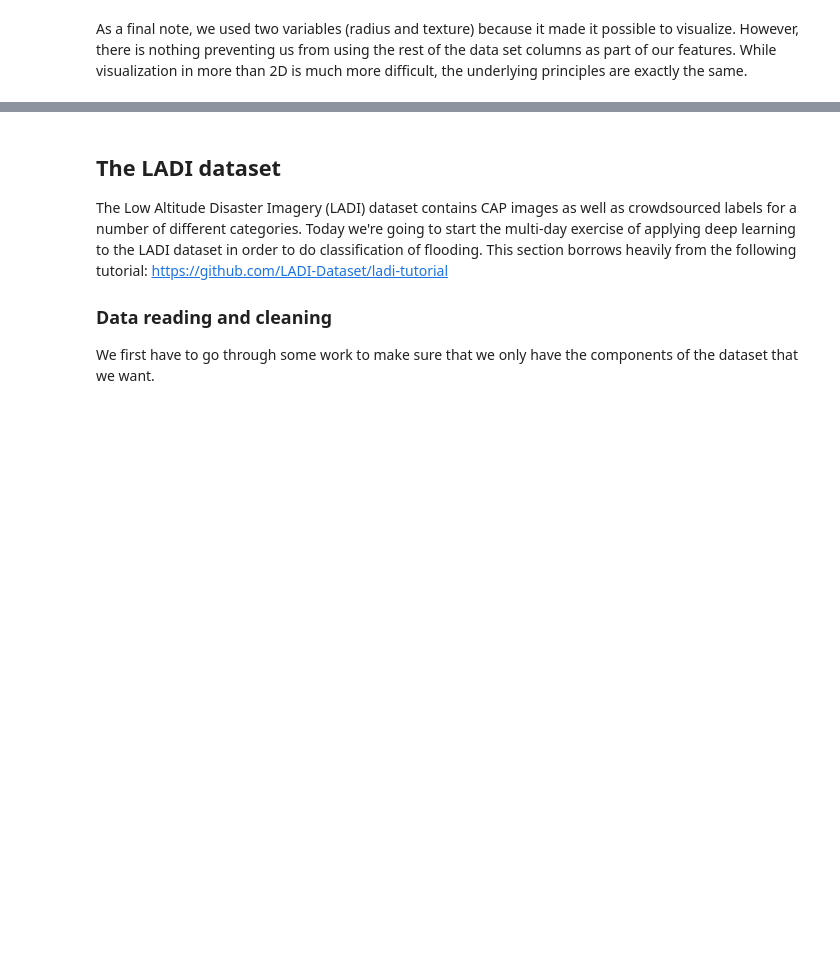
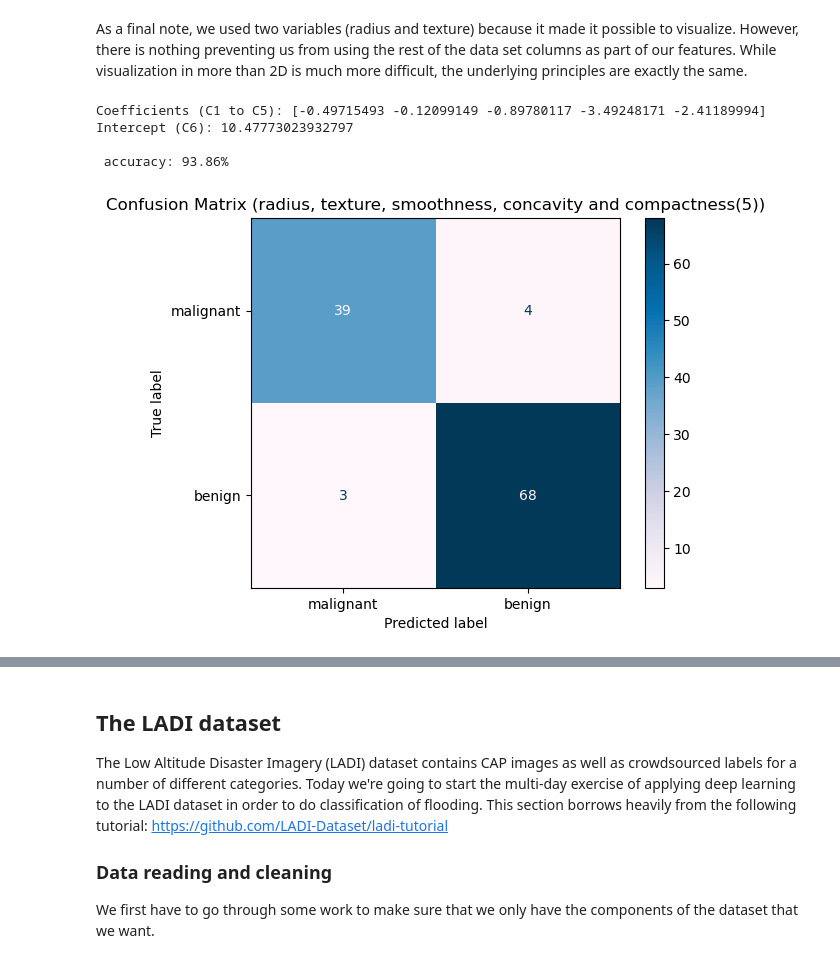
Before and after one commit to jangam778210-hub/08-Intro_to_deep_learning_jangam, a Jupyter notebook: 08a-Intro-to-AI-ML.ipynb, the cells around one changed output, grey strips where cells are left out. Drawn from its saved outputs; the diff is of its cells as text; code cells hidden in the pictures; blank space fills up the shorter version.

```diff
--- a/08a-Intro-to-AI-ML.ipynb
+++ b/08a-Intro-to-AI-ML.ipynb
@@ -159,3 +201,58 @@ As a final note, we used two variables (radius and texture) because it made it p
+# %%
+# Optional exercise: Instead of just using the two variables above, train an SVM model
+# on five variables and report your performance in terms of accuracy and the
+# confusion matrix.
+
+features = [
+    "mean radius",
+    "mean texture",
+    "mean smoothness",
+    "mean concavity",
+    "mean compactness",
+]
+X = df[features]
+y = df["target"]
+
+X_train, X_test, y_train, y_test = train_test_split(
+    X, y, test_size=0.2, random_state=42
+)
+
+classifier = svm.SVC(kernel="linear")
+classifier.fit(X_train, y_train)
+
+print("Coefficients (C1 to C5):", classifier.coef_[0])
+print("Intercept (C6):", classifier.intercept_[0])
+
+predictionsnew = classifier.predict(X_test)
+
+accuracy = np.sum(predictions == y_test) / np.size(predictions)
+accuracy_pct = accuracy * 100
+print(f"\n accuracy: {accuracy_pct:.2f}%")
+
+cm = confusion_matrix(y_test, predictions)
+disp = ConfusionMatrixDisplay(
+    confusion_matrix=cm, display_labels=["malignant", "benign"]
+)
+
+disp.plot(cmap=plt.cm.PuBu)
+plt.title("Confusion Matrix (radius, texture, smoothness, concavity and compactness(5))")
+plt.show()
+
+actual_counts = y_test.value_counts().sort_index()
+pred_counts = pd.Series(predictions).value_counts().sort_index()
+
+labels = ["Malignant (0)", "Benign (1)"]
+x_indices = np.arange(len(labels))
+bar_width = 0.35
+
+
+plt.show()
+# %% [output]
+Coefficients (C1 to C5): [-0.49715493 -0.12099149 -0.89780117 -3.49248171 -2.41189994]
+Intercept (C6): 10.47773023932797
+
+ accuracy: 93.86%
+[figure, added]
 # %% [markdown]
 ## Deep learning
 So far, we've worked exclusively with linear decision boundaries. However, usually data is much more complicated (as you should have seen from the exercise). Therefore, we might want to look for something that has higher predictive power. One of the most popular tools in machine learning has been the *neural network*. A neural network is (loosely) inspired by the way neurons are connected and operate. Let's first look at the simplest possible neural network and work our way up:
```
Also changed, not shown: parts of 13 cells of this notebook.
